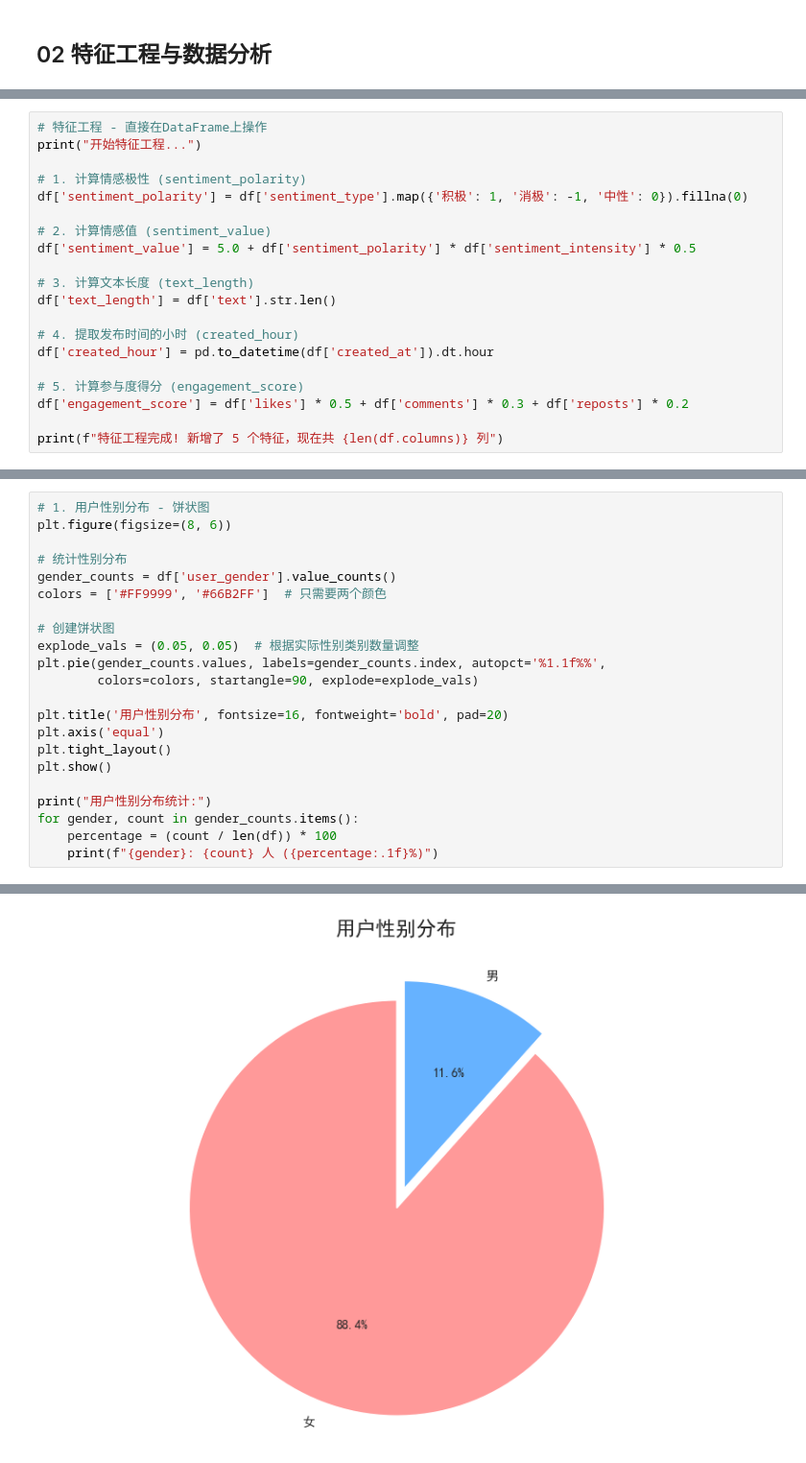
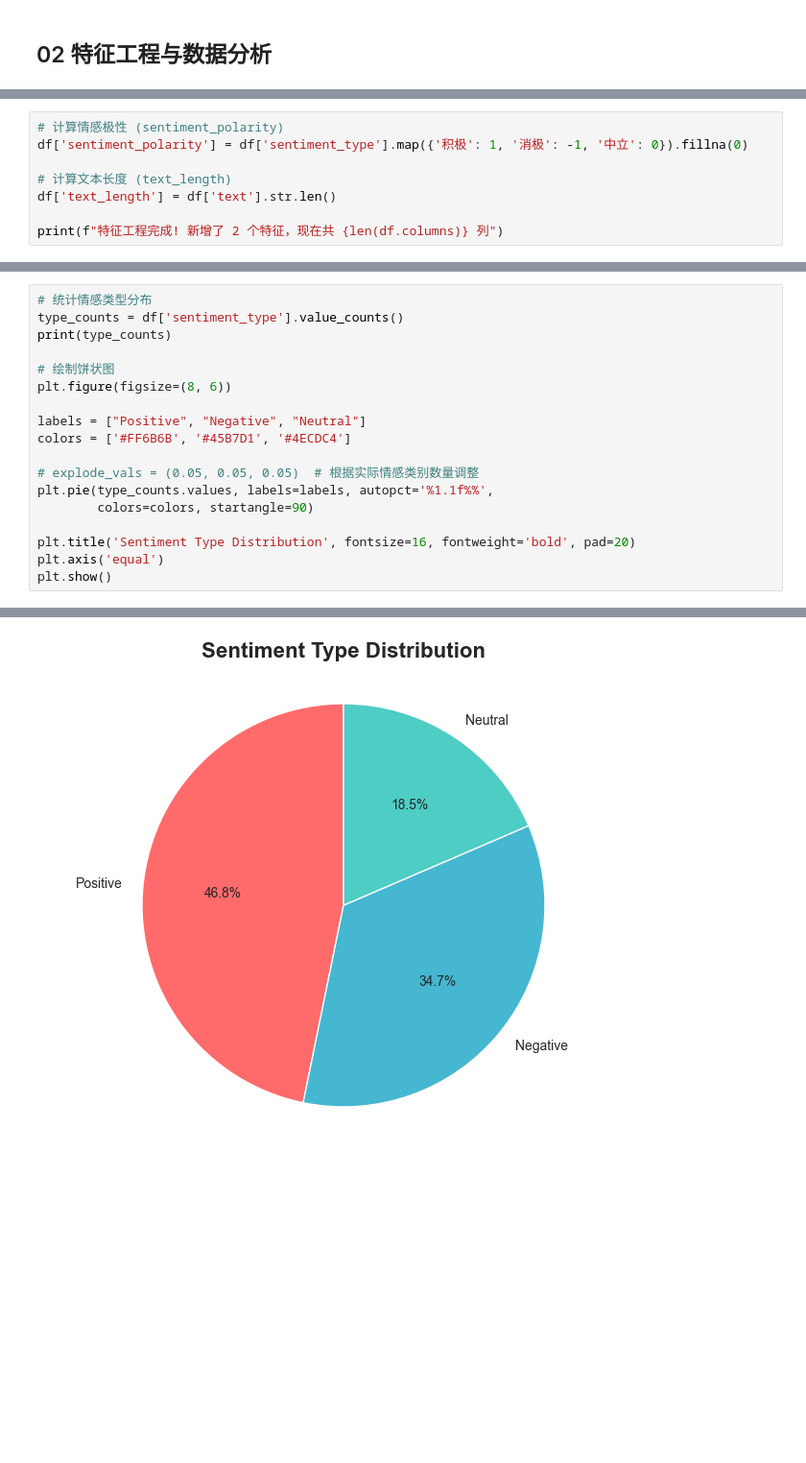
Before and after one commit to YoruRain/Sentiment-Classification-Based-on-Weibo-Texts, a Jupyter notebook: 02Feature Engineering and Data Analysis.ipynb, the cells around one changed output, grey strips where cells are left out. Shown at 96% size. Drawn from its saved outputs; the diff is of its cells as text; blank space fills up the shorter version.

```diff
--- a/02Feature Engineering and Data Analysis.ipynb
+++ b/02Feature Engineering and Data Analysis.ipynb
@@ -11,21 +29,9 @@ print(f"原始数据: {len(df)} 行，{len(df.columns)} 列")
 # %%
-# 特征工程 - 直接在DataFrame上操作
-print("开始特征工程...")
+# 计算情感极性 (sentiment_polarity)
+df['sentiment_polarity'] = df['sentiment_type'].map({'积极': 1, '消极': -1, '中立': 0}).fillna(0)
 
-# 1. 计算情感极性 (sentiment_polarity)
-df['sentiment_polarity'] = df['sentiment_type'].map({'积极': 1, '消极': -1, '中性': 0}).fillna(0)
-
-# 2. 计算情感值 (sentiment_value)
-df['sentiment_value'] = 5.0 + df['sentiment_polarity'] * df['sentiment_intensity'] * 0.5
-
-# 3. 计算文本长度 (text_length)
+# 计算文本长度 (text_length)
 df['text_length'] = df['text'].str.len()
 
-# 4. 提取发布时间的小时 (created_hour)
-df['created_hour'] = pd.to_datetime(df['created_at']).dt.hour
-
-# 5. 计算参与度得分 (engagement_score)
-df['engagement_score'] = df['likes'] * 0.5 + df['comments'] * 0.3 + df['reposts'] * 0.2
-
-print(f"特征工程完成! 新增了 5 个特征，现在共 {len(df.columns)} 列")
+print(f"特征工程完成! 新增了 2 个特征，现在共 {len(df.columns)} 列")
 # %% [output]
@@ -113,23 +122,19 @@ plt.rcParams['axes.unicode_minus'] = False
 # %%
-# 1. 用户性别分布 - 饼状图
+# 统计情感类型分布
+type_counts = df['sentiment_type'].value_counts()
+print(type_counts)
+
+# 绘制饼状图
 plt.figure(figsize=(8, 6))
 
-# 统计性别分布
-gender_counts = df['user_gender'].value_counts()
-colors = ['#FF9999', '#66B2FF']  # 只需要两个颜色
+labels = ["Positive", "Negative", "Neutral"]
+colors = ['#FF6B6B', '#45B7D1', '#4ECDC4']
 
-# 创建饼状图
-explode_vals = (0.05, 0.05)  # 根据实际性别类别数量调整
-plt.pie(gender_counts.values, labels=gender_counts.index, autopct='%1.1f%%',
-        colors=colors, startangle=90, explode=explode_vals)
+# explode_vals = (0.05, 0.05, 0.05)  # 根据实际情感类别数量调整
+plt.pie(type_counts.values, labels=labels, autopct='%1.1f%%',
+        colors=colors, startangle=90)
 
-plt.title('用户性别分布', fontsize=16, fontweight='bold', pad=20)
+plt.title('Sentiment Type Distribution', fontsize=16, fontweight='bold', pad=20)
 plt.axis('equal')
-plt.tight_layout()
 plt.show()
-
-print("用户性别分布统计:")
-for gender, count in gender_counts.items():
-    percentage = (count / len(df)) * 100
-    print(f"{gender}: {count} 人 ({percentage:.1f}%)")
 # %% [output]
@@ -136 +146 @@ for gender, count in gender_counts.items():
-[figure, old version]
+[figure, new version]
```
Also changed, not shown: parts of 29 cells of this notebook, 2 other files.
